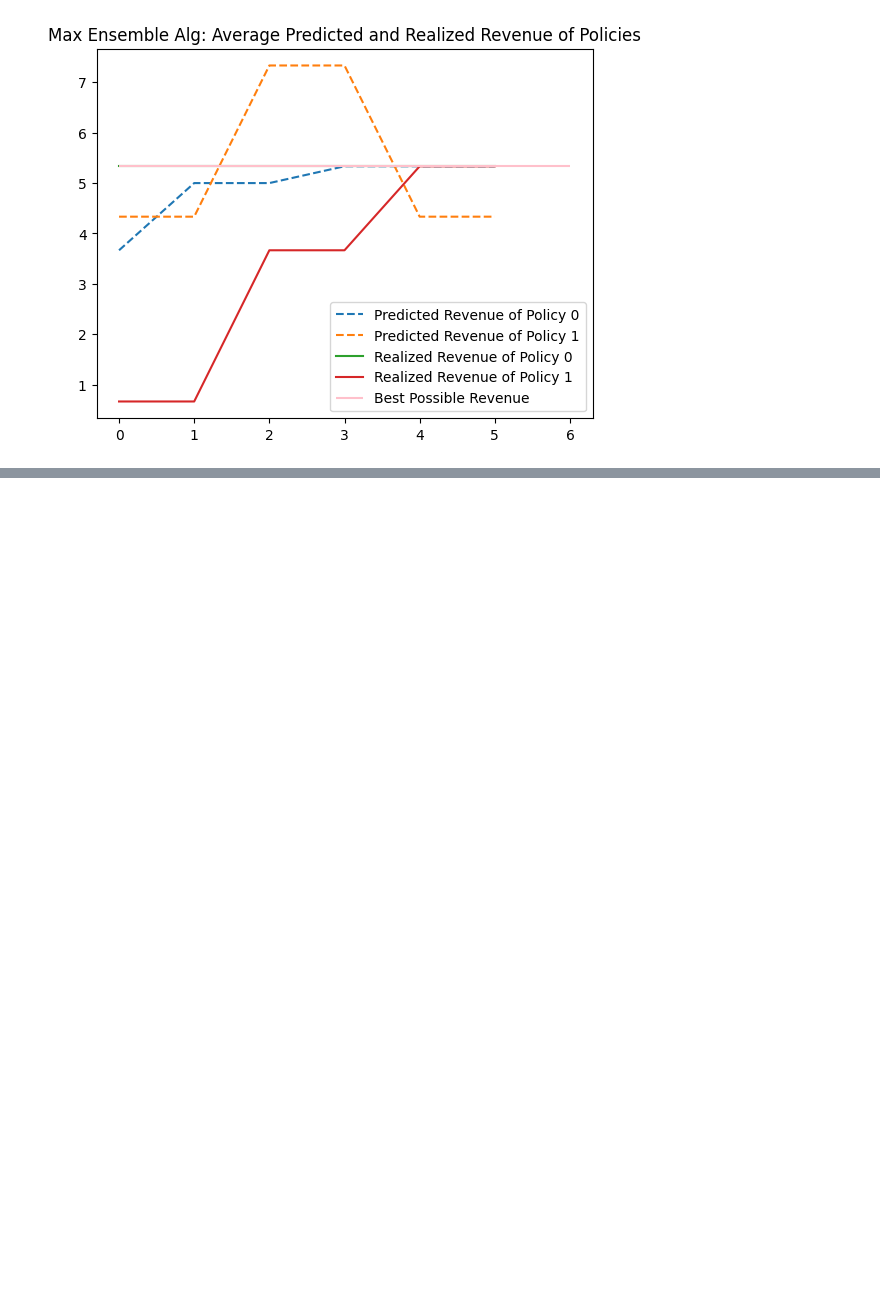
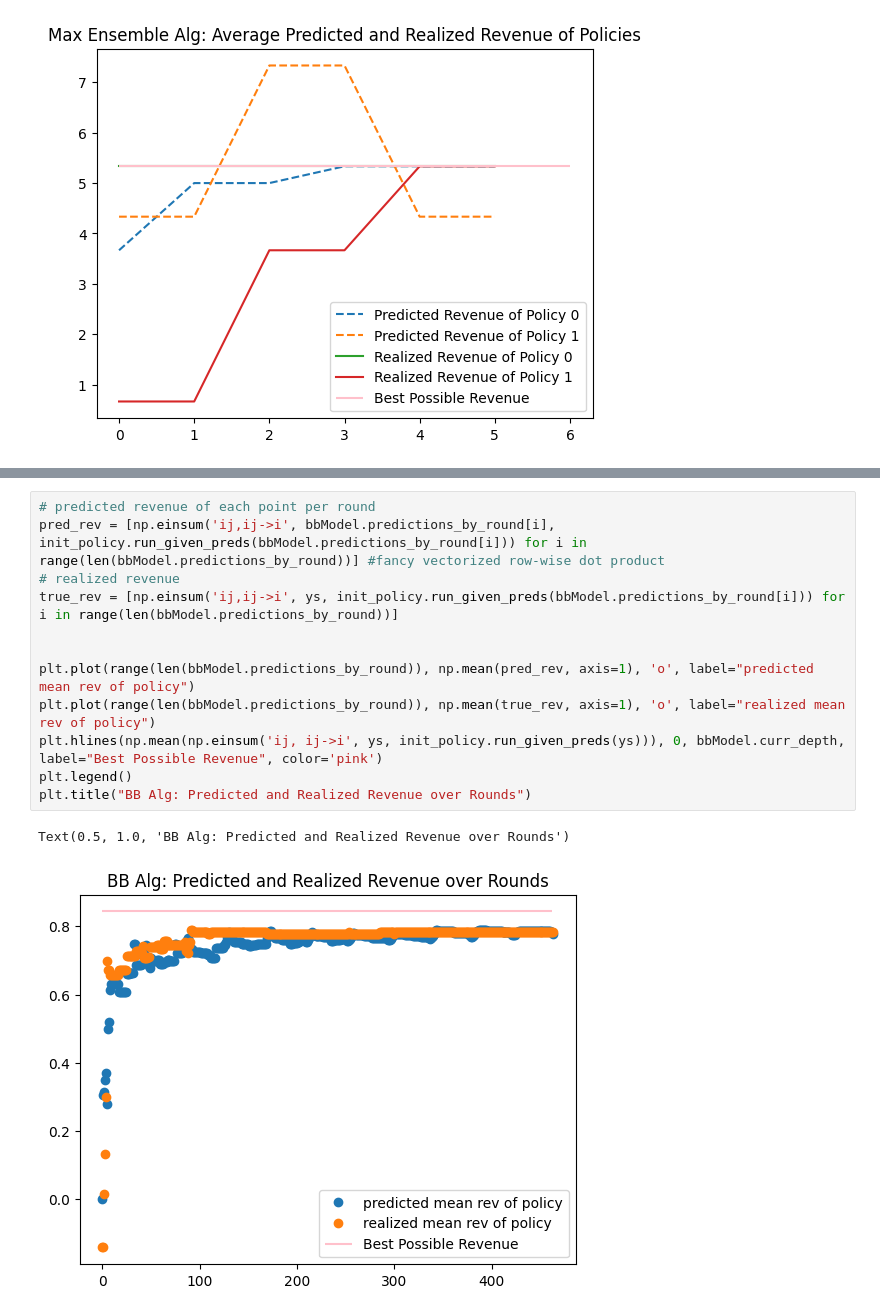
Before and after one commit to globusharris/ensembling-constrained-optimization, a Jupyter notebook: experiments.ipynb, the cells around one changed output, grey strips where cells are left out. Drawn from its saved outputs; the diff is of its cells as text; blank space fills up the shorter version.

```diff
--- a/experiments.ipynb
+++ b/experiments.ipynb
@@ -179,0 +277,15 @@ Text(0.5, 1.0, 'Max Ensemble Alg: Average Predicted and Realized Revenue of Poli
+# %%
+# predicted revenue of each point per round
+pred_rev = [np.einsum('ij,ij->i', bbModel.predictions_by_round[i], init_policy.run_given_preds(bbModel.predictions_by_round[i])) for i in range(len(bbModel.predictions_by_round))] #fancy vectorized row-wise dot product
+# realized revenue
+true_rev = [np.einsum('ij,ij->i', ys, init_policy.run_given_preds(bbModel.predictions_by_round[i])) for i in range(len(bbModel.predictions_by_round))]
+
+
+plt.plot(range(len(bbModel.predictions_by_round)), np.mean(pred_rev, axis=1), 'o', label="predicted mean rev of policy")
+plt.plot(range(len(bbModel.predictions_by_round)), np.mean(true_rev, axis=1), 'o', label="realized mean rev of policy")
+plt.hlines(np.mean(np.einsum('ij, ij->i', ys, init_policy.run_given_preds(ys))), 0, bbModel.curr_depth, label="Best Possible Revenue", color='pink')
+plt.legend()
+plt.title("BB Alg: Predicted and Realized Revenue over Rounds")
+# %% [output]
+Text(0.5, 1.0, 'BB Alg: Predicted and Realized Revenue over Rounds')
+[figure, added]
```
Also changed, not shown: parts of 22 cells of this notebook, 1 other file.
